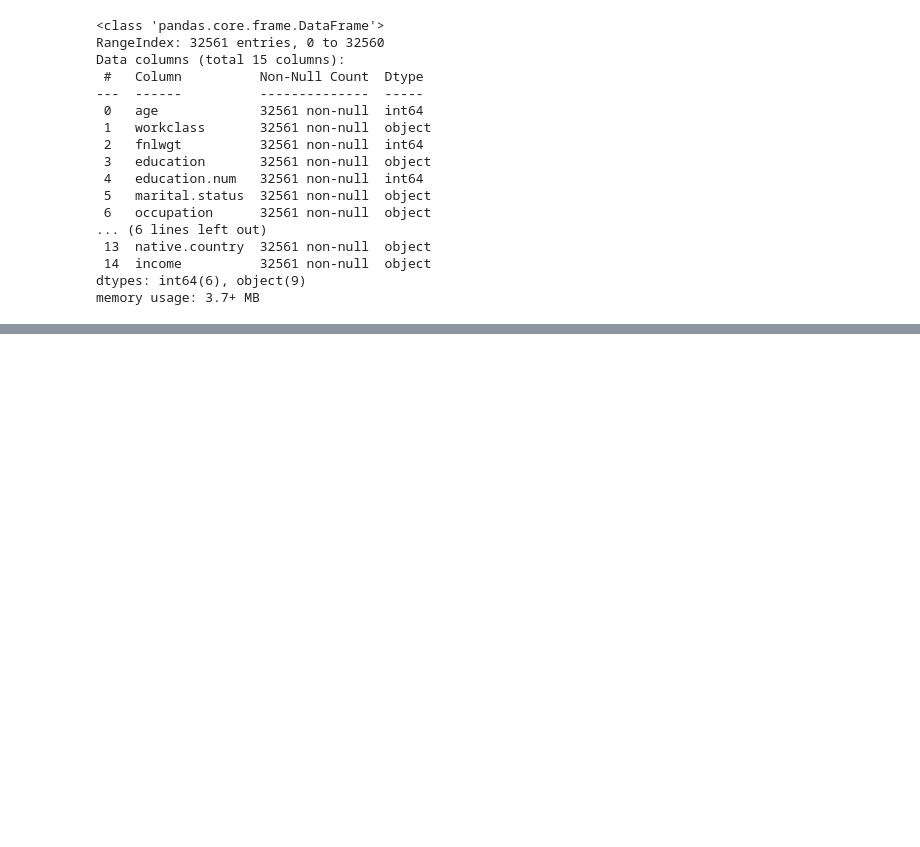
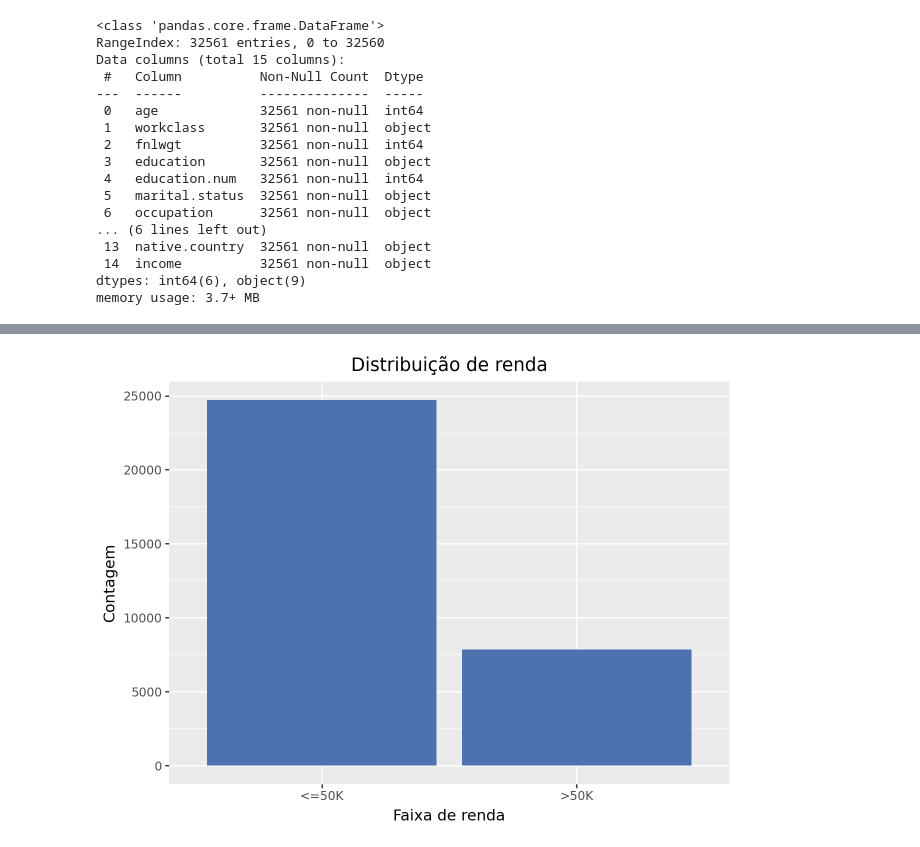
Before and after one commit to vivsoliveira/Adult-Census-Income, a Jupyter notebook: main.ipynb, the cells around one changed output, grey strips where cells are left out. Cells and saved outputs as stored; diff of their text form; code cells hidden in the pictures; blank space fills up the shorter version.

Commit message:
idade e renda

```diff
--- a/main.ipynb
+++ b/main.ipynb
@@ -72,0 +116,4 @@ df.describe(include='all')
+# %%
+df.replace('?', np.nan, inplace=True)
+df.isna().sum()
+# substitui valores '?' por nulos e refaz a contagem
@@ -72,0 +137,6 @@ df.describe(include='all')
+# %%
+(ggplot(df, aes(x='income')) +
+ geom_bar(fill='#4C72B0') +
+ labs(title='Distribuição de renda', x='Faixa de renda', y='Contagem'))
+# %% [output]
+[figure, added]
```
Also changed, not shown: parts of 6 cells of this notebook.
